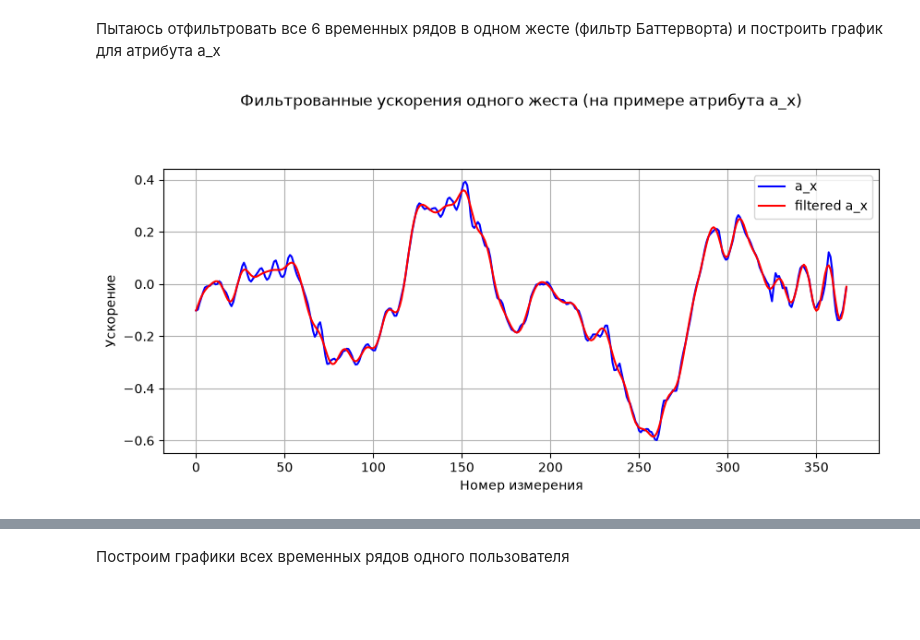
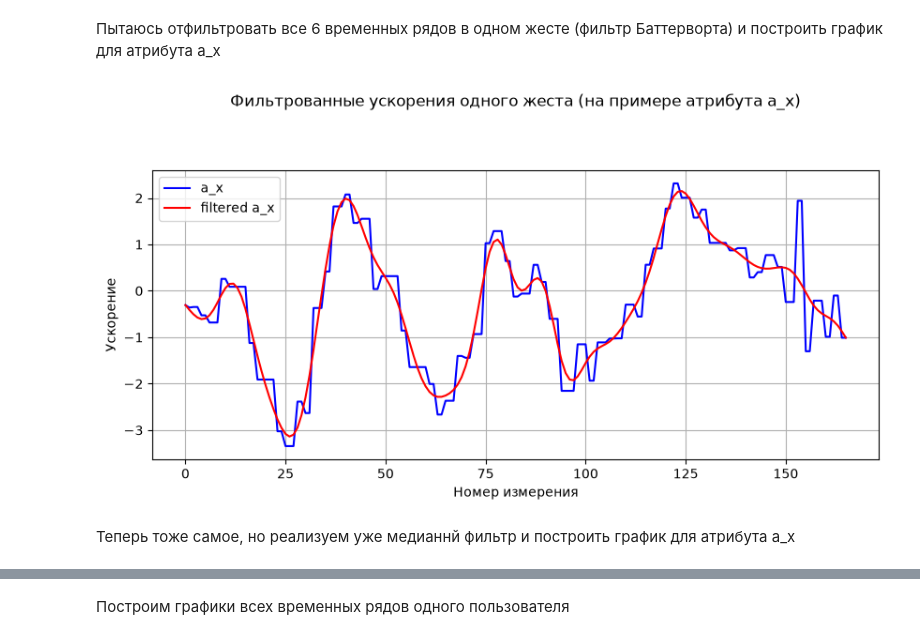
Before and after one commit to danya-kuzin/one_class_classifier, a Jupyter notebook: one‑class classifier.ipynb, the cells around one changed output, grey strips where cells are left out. Saved outputs shown, nothing was run; the diff lists cells and outputs as text; code cells hidden in the pictures; blank space fills up the shorter version.

```diff
--- a/one‑class classifier.ipynb
+++ b/one‑class classifier.ipynb
@@ -4,6 +4,7 @@ from pathlib import Path
 import numpy as np
 import matplotlib.pyplot as plt
 from scipy.signal import buttord, butter, sosfiltfilt
+from scipy.ndimage import median_filter
 import pandas as pd
 from sklearn.preprocessing import StandardScaler
 import seaborn as sns
@@ -79,7 +80,7 @@ def get_gesture(user_folders, train_valid_test, num_user, num_file):
     return time_series_matrix
 
 # парсим атрибуты (временные ряды) из матрицы для 0-ого файла
-time_series_matrix = get_gesture(user_folders, "train", num_user=0, num_file=0)
+time_series_matrix = get_gesture(user_folders, "train", num_user=5, num_file=0)
 a_x = time_series_matrix[:, 0]
 a_y = time_series_matrix[:, 1]
 a_z = time_series_matrix[:, 2]
@@ -125,30 +126,32 @@ plt.show()
 # %%
 def butterworth_filter_gesture(time_series_matrix):
     wp = 0.17
     ws = 0.30
     gpass = 1
     gstop = 30
 
     order, cutoff = buttord(wp, ws, gpass, gstop)
     sos = butter(order, cutoff, btype="low", output="sos")
     filtered_matrix = sosfiltfilt(sos, time_series_matrix, axis=0)
 
     return filtered_matrix
 
 
-filtered_time_series_matrix = butterworth_filter_gesture(time_series_matrix)
+filtered_time_series_matrix_bu = butterworth_filter_gesture(time_series_matrix)
 # строим график временных рядов a_x
 plt.figure(figsize=(10, 4))
 
 plt.plot(time_series_matrix[:, 0], label="a_x", color="blue")
-plt.plot(filtered_time_series_matrix[:, 0], label="filtered a_x", color="red")
+plt.plot(filtered_time_series_matrix_bu[:, 0], label="filtered a_x", color="red")
 
 plt.title("Фильтрованные ускорения одного жеста (на примере атрибута a_x)\n\n\n")
 plt.xlabel("Номер измерения")
 plt.ylabel("Ускорение")
 plt.grid(True)
 plt.legend()
 
 plt.show()
 # %% [output]
-[figure, old version]
+[figure, new version]
+# %% [markdown]
+Теперь тоже самое, но реализуем уже медианнй фильтр и построить график для атрибута a_x
```
Also changed, not shown: parts of 6 cells of this notebook.
